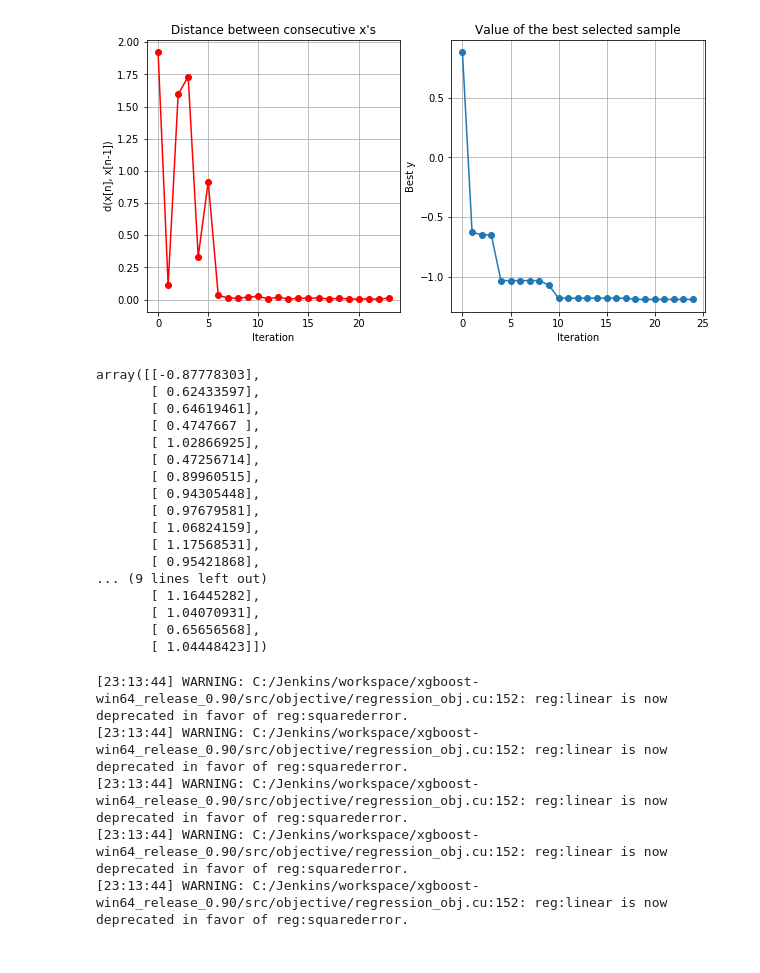
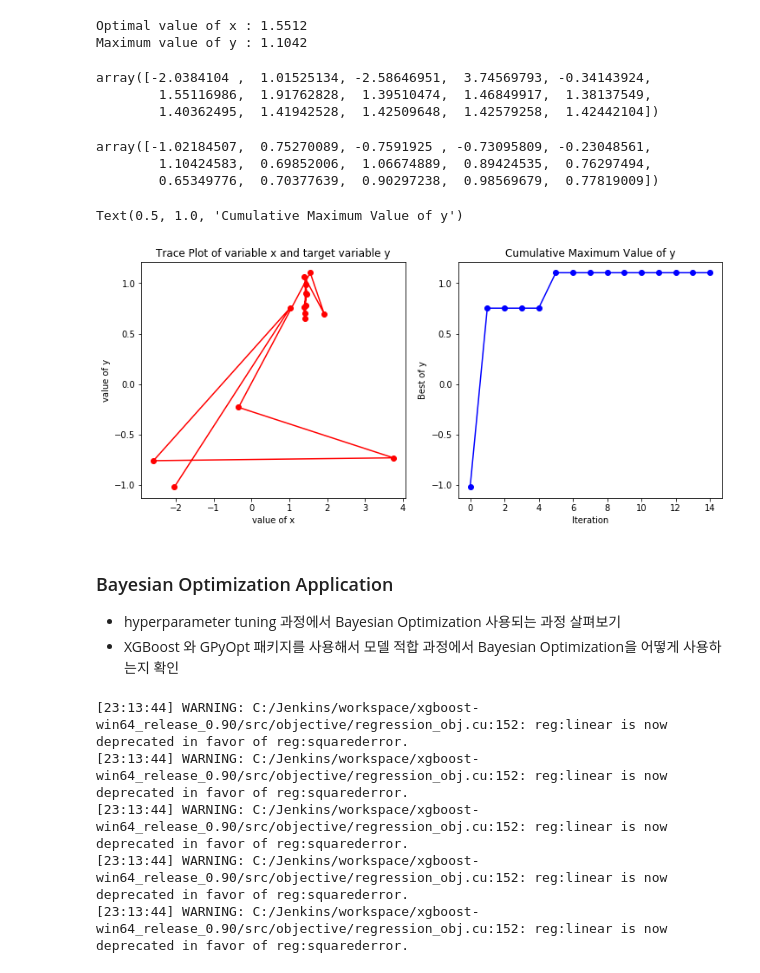
Before and after one commit to seolbluewings/Python, a Jupyter notebook: Bayesian Optimization.ipynb, the cells around one changed output. Drawn from its saved outputs; the diff is of its cells as text; code cells hidden in the pictures.

```diff
--- a/Bayesian Optimization.ipynb
+++ b/Bayesian Optimization.ipynb
@@ -57,27 +64,41 @@ optimizer.plot_acquisition()
-# %%
-optimizer.plot_convergence()
-# %% [output]
-[figure, removed]
+# %%
+print("Optimal value of x : {:.4f}".format(optimizer.x_opt[-1]))
+print("Maximum value of y : {:.4f}".format(max(-optimizer.Y)[-1]))
+# %% [output]
+Optimal value of x : 1.5512
+Maximum value of y : 1.1042
+# %%
+optimizer.get_evaluations()[0].flatten()
+# %% [output]
+array([-2.0384104 ,  1.01525134, -2.58646951,  3.74569793, -0.34143924,
+        1.55116986,  1.91762828,  1.39510474,  1.46849917,  1.38137549,
+        1.40362495,  1.41942528,  1.42509648,  1.42579258,  1.42442104])
 # %%
--optimizer.get_evaluations()[1]
+-optimizer.get_evaluations()[1].flatten()
 # %% [output]
-array([[-0.87778303],
-       [ 0.62433597],
-       [ 0.64619461],
-       [ 0.4747667 ],
-       [ 1.02866925],
-       [ 0.47256714],
-       [ 0.89960515],
-       [ 0.94305448],
-       [ 0.97679581],
-       [ 1.06824159],
-       [ 1.17568531],
-       [ 0.95421868],
-... (9 lines left out)
-       [ 1.16445282],
-       [ 1.04070931],
-       [ 0.65656568],
-       [ 1.04448423]])
+array([-1.02184507,  0.75270089, -0.7591925 , -0.73095809, -0.23048561,
+        1.10424583,  0.69852006,  1.06674889,  0.89424535,  0.76297494,
+        0.65349776,  0.70377639,  0.90297238,  0.98569679,  0.77819009])
+# %%
+plt.figure(figsize = (12,5))
+plt.subplot(1,2,1)
+plt.plot(optimizer.get_evaluations()[0].flatten(),-optimizer.get_evaluations()[1].flatten(), 'ro-')
+plt.xlabel('value of x')
+plt.ylabel('value of y')
+plt.title('Trace Plot of variable x and target variable y')
+
+plt.subplot(1,2,2)
+plt.plot(np.maximum.accumulate(-optimizer.Y).ravel(), 'bo-', label='Bayesian optimization')
+plt.xlabel('Iteration')
+plt.ylabel('Best of y')
+plt.title('Cumulative Maximum Value of y')
+# %% [output]
+Text(0.5, 1.0, 'Cumulative Maximum Value of y')
+[figure, added]
+# %% [markdown]
+### Bayesian Optimization Application
+- hyperparameter tuning 과정에서 Bayesian Optimization 사용되는 과정 살펴보기
+- XGBoost 와 GPyOpt 패키지를 사용해서 모델 적합 과정에서 Bayesian Optimization을 어떻게 사용하는지 확인
 # %%
 from sklearn import datasets
 from sklearn.model_selection import RandomizedSearchCV, GridSearchCV, cross_val_score
```
Also changed, not shown: parts of 8 cells of this notebook.
